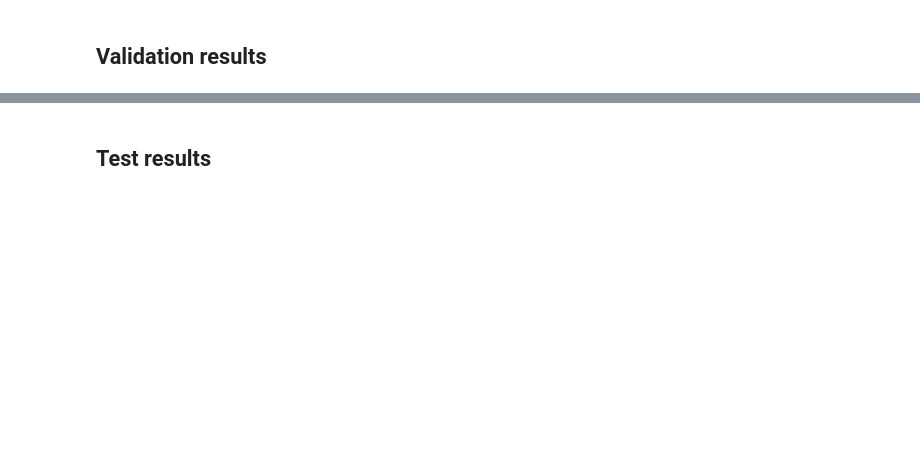
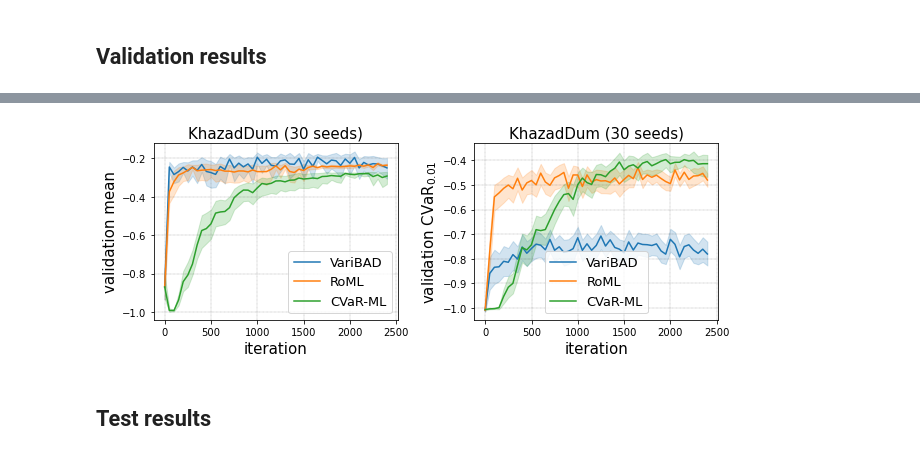
Before and after one commit to ido90/RobustMetaRL, a Jupyter notebook: KhazadDum.ipynb, the cells around one changed output, grey strips where cells are left out. Drawn from its saved outputs; the diff is of its cells as text; code cells hidden in the pictures; blank space fills up the shorter version.

```diff
--- a/KhazadDum.ipynb
+++ b/KhazadDum.ipynb
@@ -111,2 +111,16 @@ plt.tight_layout();
+# %%
+nm_map = dict(varibad='VariBAD', cembad='RoML', cvrbad='CVaR-ML')
+
+dm = ddm[ddm.method.isin(nm_map.keys())].copy()
+dc = ddc[ddc.method.isin(nm_map.keys())].copy()
+dm['method'] = [nm_map[m] for m in dm.method]
+dc['method'] = [nm_map[m] for m in dc.method]
+
+axs = analysis.show_validation_results_over_seeds(dm, dc, ALPHA, TITLE, ci=95, axsize=(4.5,3.5))
+axs[0].legend(fontsize=13)
+axs[1].legend(fontsize=13)
+plt.savefig(f'outputs/kd_valid', bbox_inches='tight', dpi=300);
+# %% [output]
+[figure, added]
 # %% [markdown]
 ## Test results
```
Also changed, not shown: parts of 28 cells of this notebook, 1 other file.
